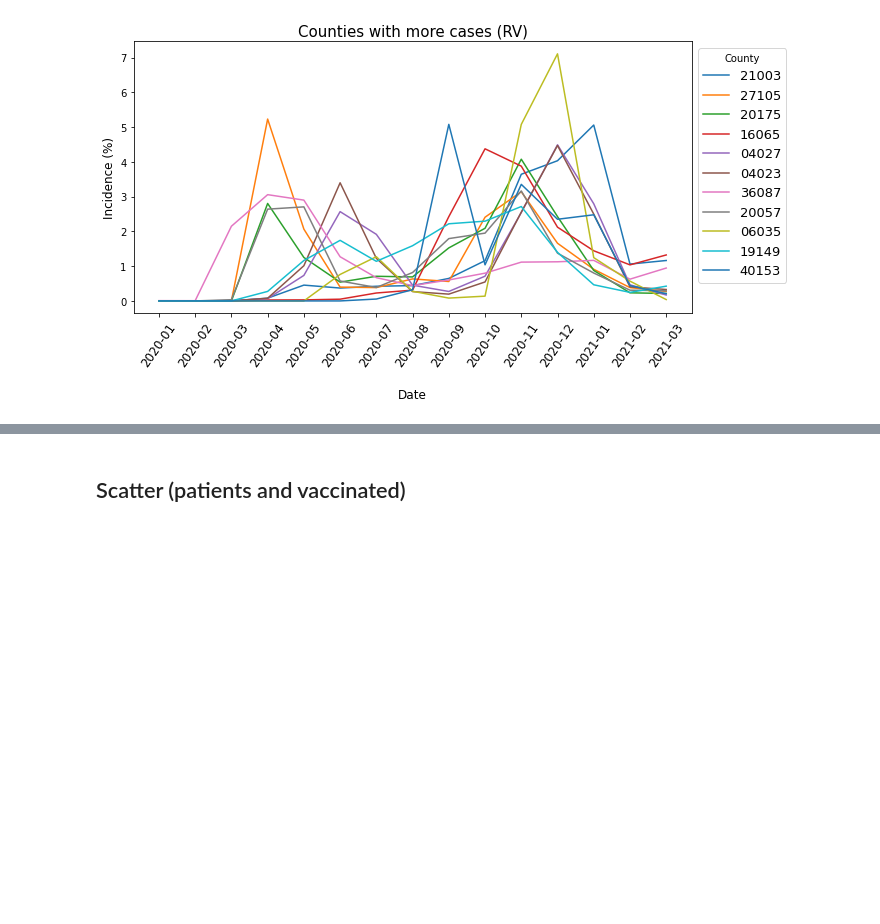
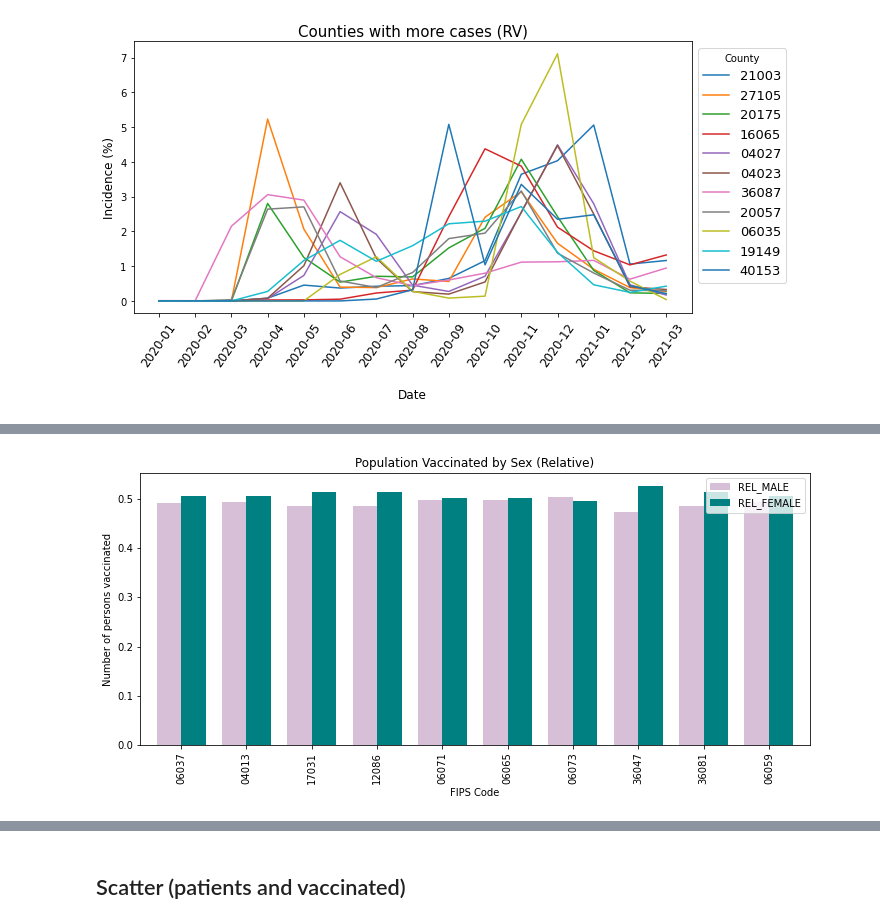
Before and after one commit to mgeffroy/P1-US-COVID-19-Vaccination-Campaign, a Jupyter notebook: P1.2_Data_Analysis.ipynb, the cells around one changed output, grey strips where cells are left out. Saved outputs shown, nothing was run; the diff lists cells and outputs as text; code cells hidden in the pictures; blank space fills up the shorter version.

```diff
--- a/P1.2_Data_Analysis.ipynb
+++ b/P1.2_Data_Analysis.ipynb
@@ -368,0 +397,6 @@ plt.savefig("figures/rel_val_counties.png",dpi=300, bbox_inches = "tight")
+# %%
+# In order to observe the real gender values (total divided by county population), we must create a new dataframe with
+# the relative values we obtained.
+
+worst_gender_rel = pd.DataFrame((worst_gender["TOT_MALE"]/census_combined["POPESTIMATE2019"]), columns = ['REL_MALE'])
+worst_gender_rel['REL_FEMALE'] = worst_gender["TOT_FEMALE"]/census_combined["POPESTIMATE2019"]
@@ -368,0 +439,14 @@ plt.savefig("figures/rel_val_counties.png",dpi=300, bbox_inches = "tight")
+# %%
+# Now we use the compared gender dataframe to create a friendly visualization.
+
+gender_graph_rel= worst_gender_rel.plot(kind='bar', width = 0.75, figsize=(12, 5), color=['thistle', 'teal'])
+gender_graph_rel
+plt.title("Population Vaccinated by Sex (Relative)")
+plt.xlabel("FIPS Code")
+plt.ylabel("Number of persons vaccinated")
+plt.savefig('figures/gender_graph_rel.png', dpi=300, bbox_inches = "tight")
+
+
+plt.show()
+# %% [output]
+[figure, added]
```
Also changed, not shown: parts of 42 cells of this notebook, 8 other files.
